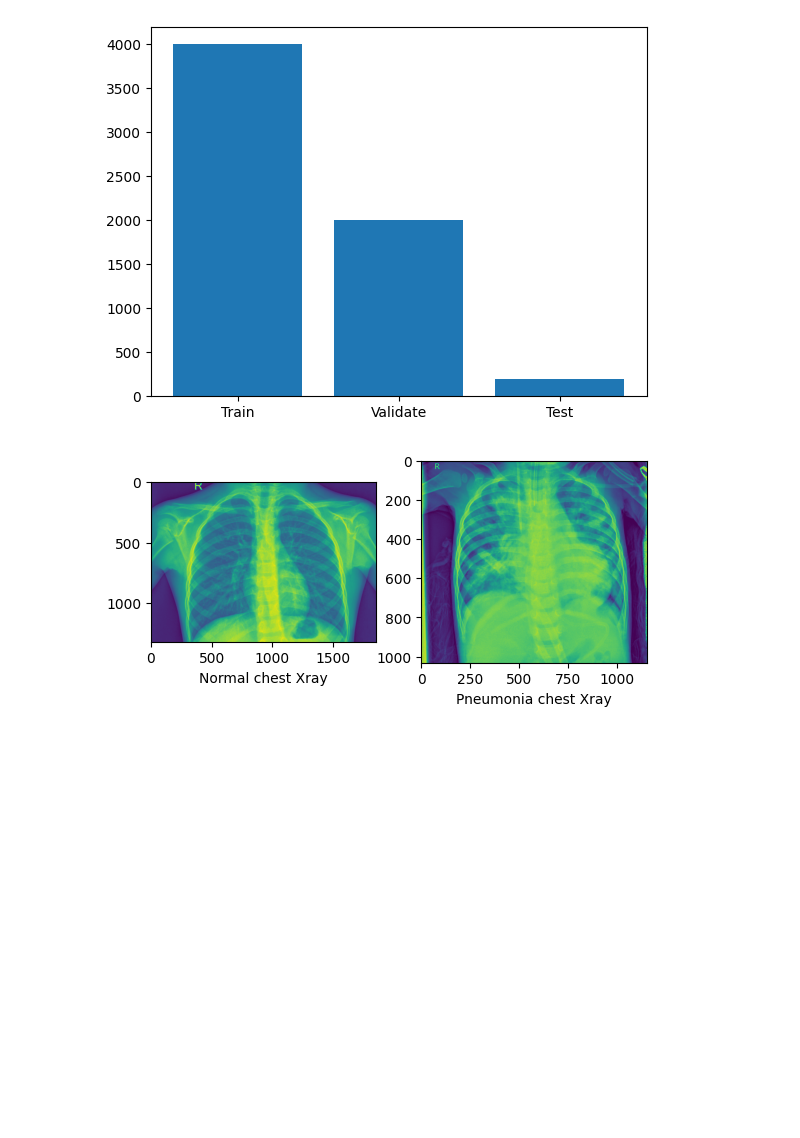
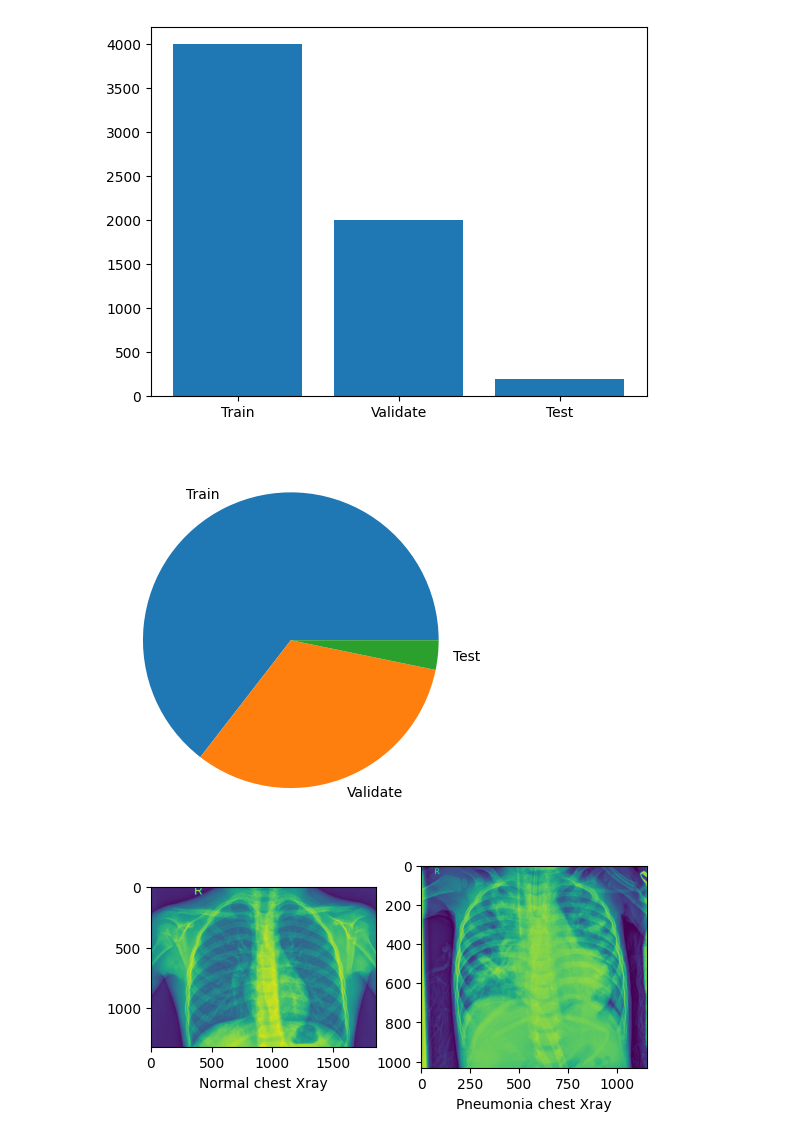
Before and after one commit to harsh-save/chestXray, a Jupyter notebook: 2_Model_building.ipynb, the cells around one changed output. Cells and saved outputs as stored; diff of their text form; code cells hidden in the pictures; blank space fills up the shorter version.

Commit message:
Data visualization added

```diff
--- a/2_Model_building.ipynb
+++ b/2_Model_building.ipynb
@@ -20,6 +20,11 @@ plt.bar(['Train', 'Validate', 'Test'],[n_train, n_validate, n_test])
 plt.show()
 # %% [output]
 [figure]
+# %%
+plt.pie([n_train, n_validate, n_test],labels=['Train', 'Validate', 'Test'])
+plt.show()
+# %% [output]
+[figure, added]
 # %%
 n_img = plt.imread(os.path.join(dataset,'train/normal/NORMAL_0.jpeg'))
 p_img = plt.imread(os.path.join(dataset,'train/pneumonia/PNEUMONIA_0.jpeg'))
```
